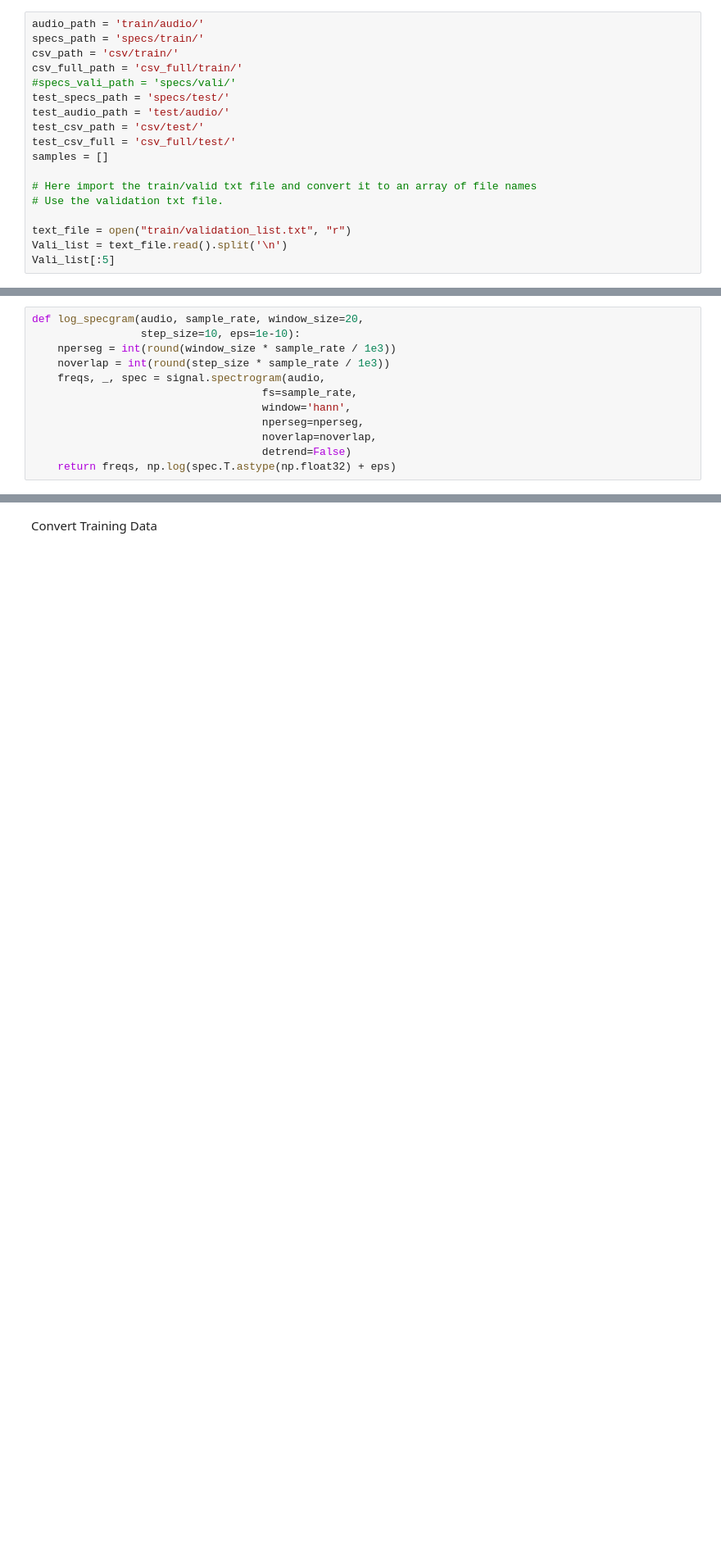
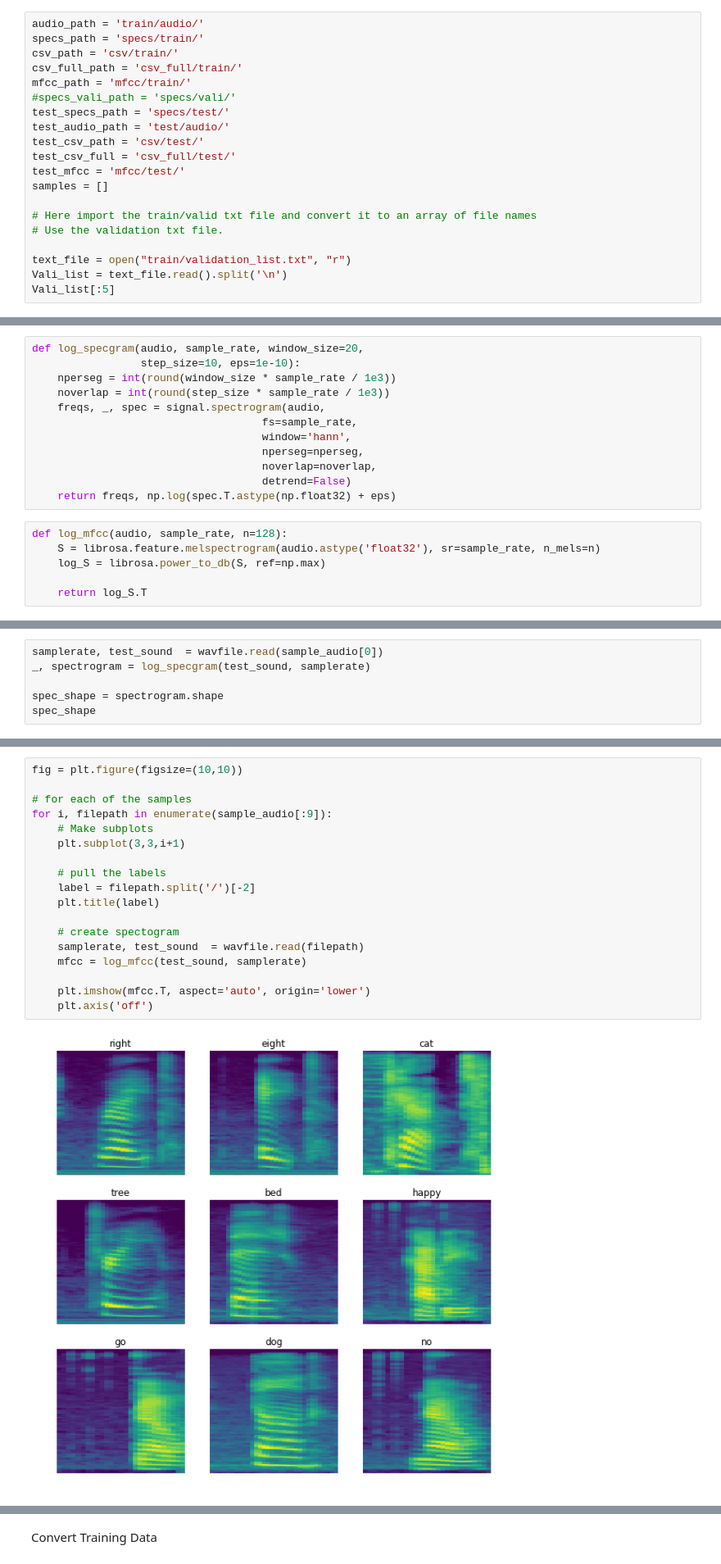
Before and after one commit to Eric-Ens/Speech_Recognition, a Jupyter notebook: Convert_to_Spec.ipynb, the cells around one changed output, grey strips where cells are left out. Shown at 82% size. Drawn from its saved outputs; the diff is of its cells as text; blank space fills up the shorter version.

```diff
--- a/Convert_to_Spec.ipynb
+++ b/Convert_to_Spec.ipynb
@@ -25,11 +25,13 @@ audio_path = 'train/audio/'
 specs_path = 'specs/train/'
 csv_path = 'csv/train/'
 csv_full_path = 'csv_full/train/'
+mfcc_path = 'mfcc/train/'
 #specs_vali_path = 'specs/vali/'
 test_specs_path = 'specs/test/'
 test_audio_path = 'test/audio/'
 test_csv_path = 'csv/test/'
 test_csv_full = 'csv_full/test/'
+test_mfcc = 'mfcc/test/'
 samples = []
 
 # Here import the train/valid txt file and convert it to an array of file names
@@ -130,6 +137,12 @@ def log_specgram(audio, sample_rate, window_size=20,
                                     noverlap=noverlap,
                                     detrend=False)
     return freqs, np.log(spec.T.astype(np.float32) + eps)
+# %%
+def log_mfcc(audio, sample_rate, n=128):
+    S = librosa.feature.melspectrogram(audio.astype('float32'), sr=sample_rate, n_mels=n)
+    log_S = librosa.power_to_db(S, ref=np.max)
+
+    return log_S.T
 # %%
 fig = plt.figure(figsize=(10,10))
 
@@ -150,3 +163,9 @@ for i, filepath in enumerate(sample_audio[:9]):
     plt.axis('off')
 # %% [output]
 [figure]
+# %%
+samplerate, test_sound  = wavfile.read(sample_audio[0])
+_, spectrogram = log_specgram(test_sound, samplerate)
+
+spec_shape = spectrogram.shape
+spec_shape
@@ -152,0 +174,20 @@ for i, filepath in enumerate(sample_audio[:9]):
+# %%
+fig = plt.figure(figsize=(10,10))
+
+# for each of the samples
+for i, filepath in enumerate(sample_audio[:9]):
+    # Make subplots
+    plt.subplot(3,3,i+1)
+
+    # pull the labels
+    label = filepath.split('/')[-2]
+    plt.title(label)
+
+    # create spectogram
+    samplerate, test_sound  = wavfile.read(filepath)
+    mfcc = log_mfcc(test_sound, samplerate)
+
+    plt.imshow(mfcc.T, aspect='auto', origin='lower')
+    plt.axis('off')
+# %% [output]
+[figure, added]
```
Also changed, not shown: parts of 9 cells of this notebook, 2 other files.
